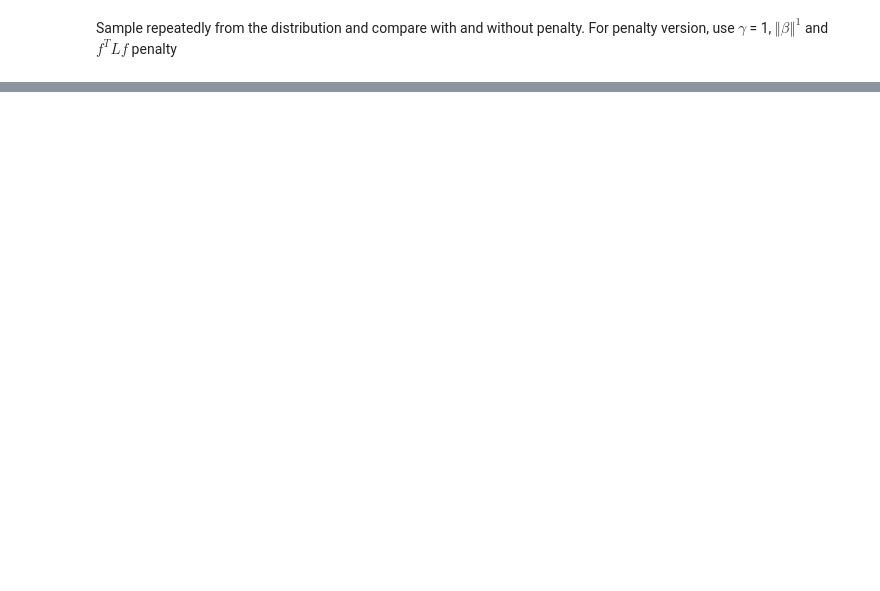
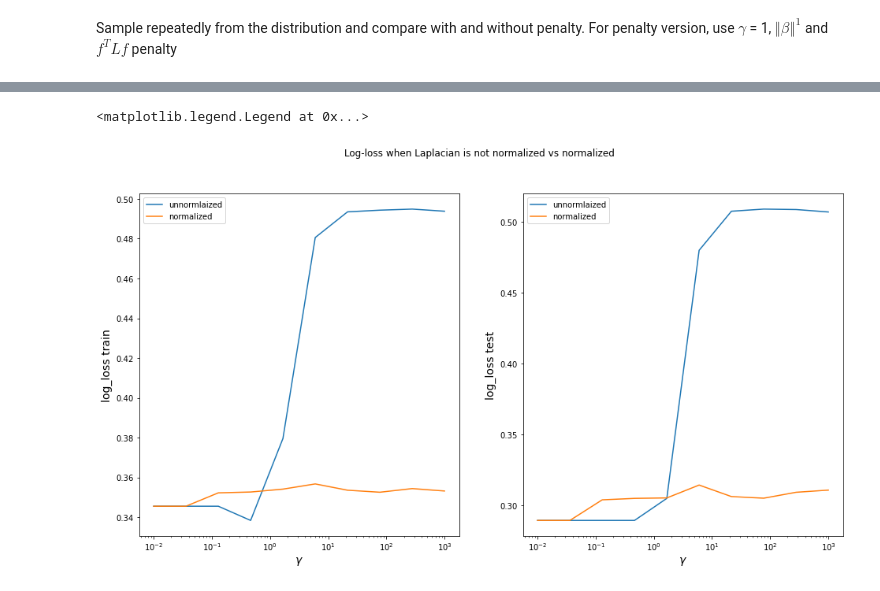
Before and after one commit to Habush/moses-incons-pen-xp, a Jupyter notebook: notebooks/manifold_reg/5_logistic_reg_laplacian.ipynb, the cells around one changed output, grey strips where cells are left out. Drawn from its saved outputs; the diff is of its cells as text; code cells hidden in the pictures; blank space fills up the shorter version.

```diff
--- a/notebooks/manifold_reg/5_logistic_reg_laplacian.ipynb
+++ b/notebooks/manifold_reg/5_logistic_reg_laplacian.ipynb
@@ -192,0 +437,19 @@ np.mean(perfect_ll_test)
+# %%
+fig, ax = plt.subplots(nrows=1, ncols=2, figsize=(16, 8))
+fig.suptitle("Log-loss when Laplacian is not normalized vs normalized")
+ax[0].plot(gammas, res_2_df["min_train_err_cv"], label="unnormlaized")
+ax[0].plot(gammas, res_6_lap_norm_df["min_train_err_cv"], label="normalized")
+ax[0].set_xlabel(r"$\gamma$", fontsize=14)
+ax[0].set_ylabel(r"log_loss train", fontsize=14)
+ax[0].set_xscale("log")
+ax[0].legend()
+
+ax[1].plot(gammas, res_2_df["test_err"], label="unnormlaized")
+ax[1].plot(gammas, res_6_lap_norm_df["test_err"], label="normalized")
+ax[1].set_xlabel(r"$\gamma$", fontsize=14)
+ax[1].set_ylabel(r"log_loss test", fontsize=14)
+ax[1].set_xscale("log")
+ax[1].legend()
+# %% [output]
+<matplotlib.legend.Legend at 0x...>
+[figure, added]
```
Also changed, not shown: parts of 42 cells of this notebook, 2 other files.
